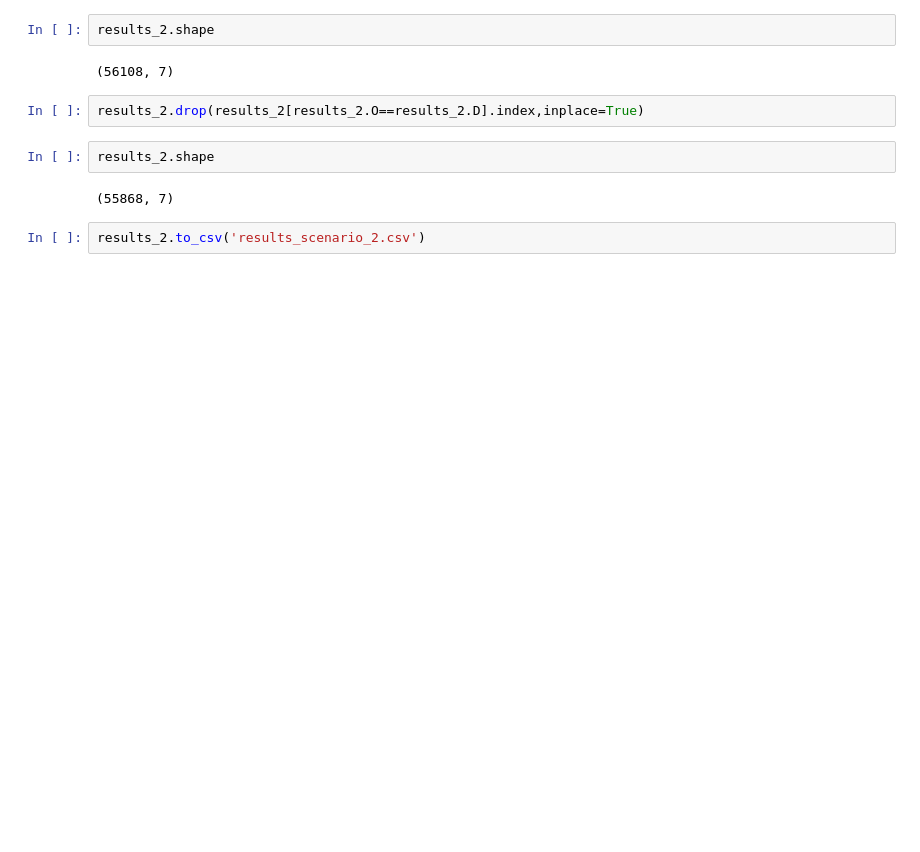
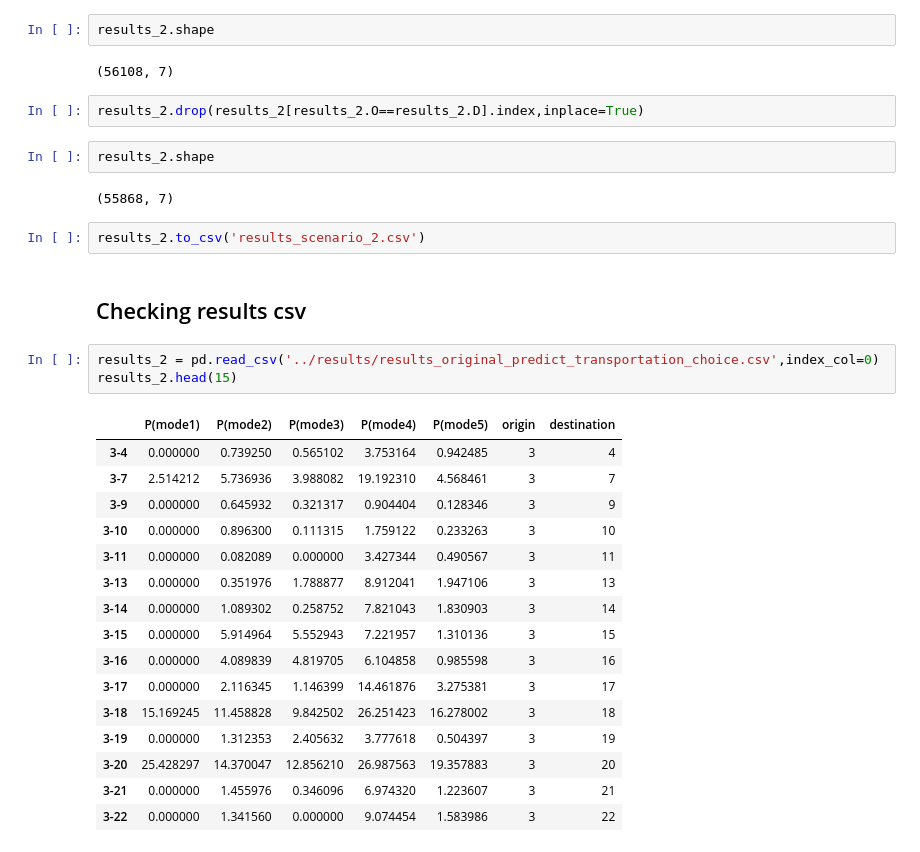
Before and after one commit to Rufei-Sheng/Manhattan-Congestion-Surcharge-Capstone, a Jupyter notebook: modeling/modeling_test.ipynb, the cells around one changed output. Cells and saved outputs as stored; diff of their text form; blank space fills up the shorter version.

```diff
--- a/modeling/modeling_test.ipynb
+++ b/modeling/modeling_test.ipynb
@@ -504,3 +504,25 @@ results_2.shape
 (55868, 7)
 # %%
 results_2.to_csv('results_scenario_2.csv')
+# %% [markdown]
+## Checking results csv
+# %%
+results_2 = pd.read_csv('../results/results_original_predict_transportation_choice.csv',index_col=0)
+results_2.head(15)
+# %% [output]
+|  | P(mode1) | P(mode2) | P(mode3) | P(mode4) | P(mode5) | origin | destination |
+| 3-4 | 0.000000 | 0.739250 | 0.565102 | 3.753164 | 0.942485 | 3 | 4 |
+| 3-7 | 2.514212 | 5.736936 | 3.988082 | 19.192310 | 4.568461 | 3 | 7 |
+| 3-9 | 0.000000 | 0.645932 | 0.321317 | 0.904404 | 0.128346 | 3 | 9 |
+| 3-10 | 0.000000 | 0.896300 | 0.111315 | 1.759122 | 0.233263 | 3 | 10 |
+| 3-11 | 0.000000 | 0.082089 | 0.000000 | 3.427344 | 0.490567 | 3 | 11 |
+| 3-13 | 0.000000 | 0.351976 | 1.788877 | 8.912041 | 1.947106 | 3 | 13 |
+| 3-14 | 0.000000 | 1.089302 | 0.258752 | 7.821043 | 1.830903 | 3 | 14 |
+| 3-15 | 0.000000 | 5.914964 | 5.552943 | 7.221957 | 1.310136 | 3 | 15 |
+| 3-16 | 0.000000 | 4.089839 | 4.819705 | 6.104858 | 0.985598 | 3 | 16 |
+| 3-17 | 0.000000 | 2.116345 | 1.146399 | 14.461876 | 3.275381 | 3 | 17 |
+| 3-18 | 15.169245 | 11.458828 | 9.842502 | 26.251423 | 16.278002 | 3 | 18 |
+| 3-19 | 0.000000 | 1.312353 | 2.405632 | 3.777618 | 0.504397 | 3 | 19 |
+| 3-20 | 25.428297 | 14.370047 | 12.856210 | 26.987563 | 19.357883 | 3 | 20 |
+| 3-21 | 0.000000 | 1.455976 | 0.346096 | 6.974320 | 1.223607 | 3 | 21 |
+| 3-22 | 0.000000 | 1.341560 | 0.000000 | 9.074454 | 1.583986 | 3 | 22 |
```
Also changed, not shown: parts of 11 cells of this notebook, 3 other files.
